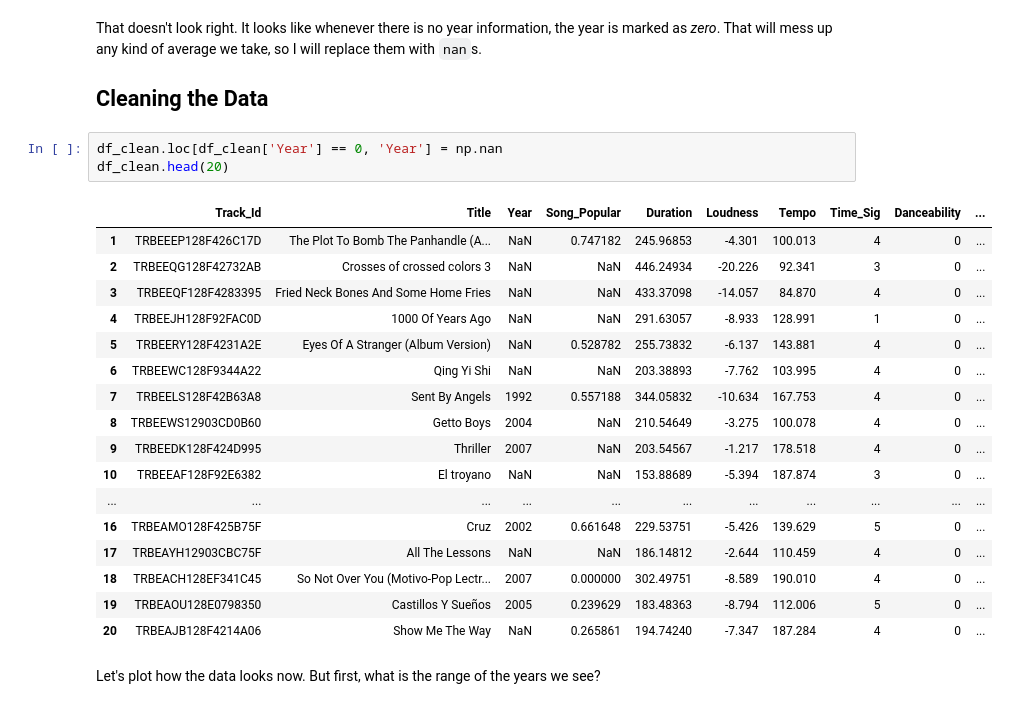
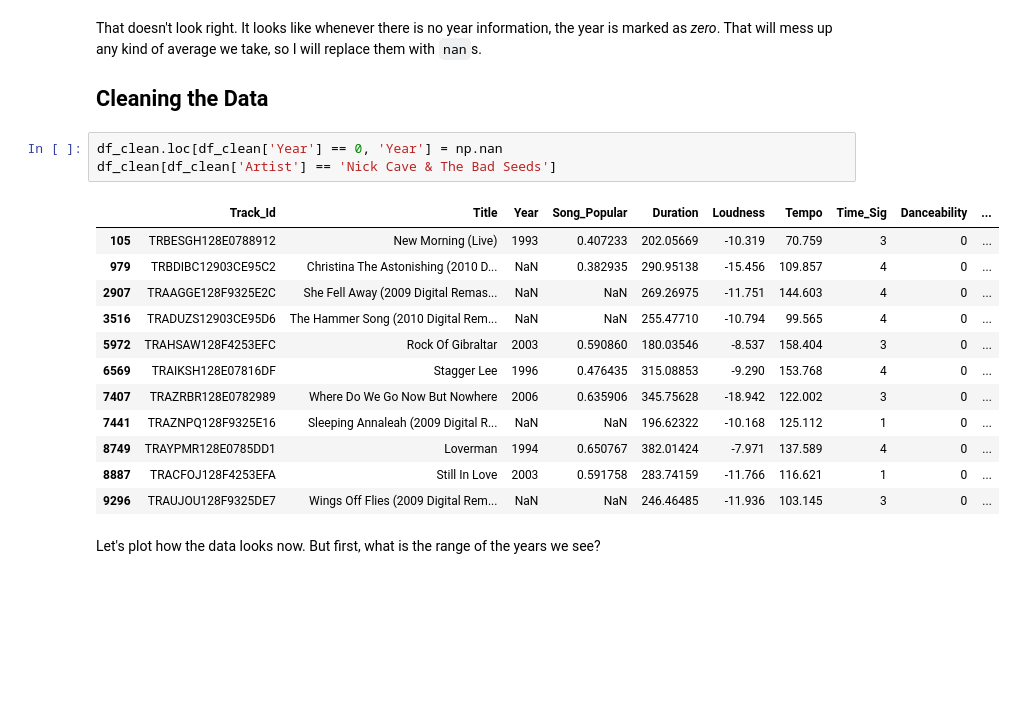
Before and after one commit to sallyi/ga_assignments, a Jupyter notebook: Project1.ipynb, the cells around one changed output. Cells and saved outputs as stored; diff of their text form; blank space fills up the shorter version.

```diff
--- a/Project1.ipynb
+++ b/Project1.ipynb
@@ -198,25 +215,20 @@ That doesn't look right. It looks like whenever there is no year information, th
 ## Cleaning the Data
 # %%
 df_clean.loc[df_clean['Year'] == 0, 'Year'] = np.nan
-df_clean.head(20)
+df_clean[df_clean['Artist'] == 'Nick Cave & The Bad Seeds']
 # %% [output]
 |  | Track_Id | Title | Year | Song_Popular | Duration | Loudness | Tempo | Time_Sig | Danceability | ... |
-| 1 | TRBEEEP128F426C17D | The Plot To Bomb The Panhandle (A... | NaN | 0.747182 | 245.96853 | -4.301 | 100.013 | 4 | 0 | ... |
-| 2 | TRBEEQG128F42732AB | Crosses of crossed colors 3 | NaN | NaN | 446.24934 | -20.226 | 92.341 | 3 | 0 | ... |
-| 3 | TRBEEQF128F4283395 | Fried Neck Bones And Some Home Fries | NaN | NaN | 433.37098 | -14.057 | 84.870 | 4 | 0 | ... |
-| 4 | TRBEEJH128F92FAC0D | 1000 Of Years Ago | NaN | NaN | 291.63057 | -8.933 | 128.991 | 1 | 0 | ... |
-| 5 | TRBEERY128F4231A2E | Eyes Of A Stranger (Album Version) | NaN | 0.528782 | 255.73832 | -6.137 | 143.881 | 4 | 0 | ... |
-| 6 | TRBEEWC128F9344A22 | Qing Yi Shi | NaN | NaN | 203.38893 | -7.762 | 103.995 | 4 | 0 | ... |
-| 7 | TRBEELS128F42B63A8 | Sent By Angels | 1992 | 0.557188 | 344.05832 | -10.634 | 167.753 | 4 | 0 | ... |
-| 8 | TRBEEWS12903CD0B60 | Getto Boys | 2004 | NaN | 210.54649 | -3.275 | 100.078 | 4 | 0 | ... |
-| 9 | TRBEEDK128F424D995 | Thriller | 2007 | NaN | 203.54567 | -1.217 | 178.518 | 4 | 0 | ... |
-| 10 | TRBEEAF128F92E6382 | El troyano | NaN | NaN | 153.88689 | -5.394 | 187.874 | 3 | 0 | ... |
-| ... | ... | ... | ... | ... | ... | ... | ... | ... | ... | ... |
-| 16 | TRBEAMO128F425B75F | Cruz | 2002 | 0.661648 | 229.53751 | -5.426 | 139.629 | 5 | 0 | ... |
-| 17 | TRBEAYH12903CBC75F | All The Lessons | NaN | NaN | 186.14812 | -2.644 | 110.459 | 4 | 0 | ... |
-| 18 | TRBEACH128EF341C45 | So Not Over You (Motivo-Pop Lectr... | 2007 | 0.000000 | 302.49751 | -8.589 | 190.010 | 4 | 0 | ... |
-| 19 | TRBEAOU128E0798350 | Castillos Y Sueños | 2005 | 0.239629 | 183.48363 | -8.794 | 112.006 | 5 | 0 | ... |
-| 20 | TRBEAJB128F4214A06 | Show Me The Way | NaN | 0.265861 | 194.74240 | -7.347 | 187.284 | 4 | 0 | ... |
+| 105 | TRBESGH128E0788912 | New Morning (Live) | 1993 | 0.407233 | 202.05669 | -10.319 | 70.759 | 3 | 0 | ... |
+| 979 | TRBDIBC12903CE95C2 | Christina The Astonishing (2010 D... | NaN | 0.382935 | 290.95138 | -15.456 | 109.857 | 4 | 0 | ... |
+| 2907 | TRAAGGE128F9325E2C | She Fell Away (2009 Digital Remas... | NaN | NaN | 269.26975 | -11.751 | 144.603 | 4 | 0 | ... |
+| 3516 | TRADUZS12903CE95D6 | The Hammer Song (2010 Digital Rem... | NaN | NaN | 255.47710 | -10.794 | 99.565 | 4 | 0 | ... |
+| 5972 | TRAHSAW128F4253EFC | Rock Of Gibraltar | 2003 | 0.590860 | 180.03546 | -8.537 | 158.404 | 3 | 0 | ... |
+| 6569 | TRAIKSH128E07816DF | Stagger Lee | 1996 | 0.476435 | 315.08853 | -9.290 | 153.768 | 4 | 0 | ... |
+| 7407 | TRAZRBR128E0782989 | Where Do We Go Now But Nowhere | 2006 | 0.635906 | 345.75628 | -18.942 | 122.002 | 3 | 0 | ... |
+| 7441 | TRAZNPQ128F9325E16 | Sleeping Annaleah (2009 Digital R... | NaN | NaN | 196.62322 | -10.168 | 125.112 | 1 | 0 | ... |
+| 8749 | TRAYPMR128E0785DD1 | Loverman | 1994 | 0.650767 | 382.01424 | -7.971 | 137.589 | 4 | 0 | ... |
+| 8887 | TRACFOJ128F4253EFA | Still In Love | 2003 | 0.591758 | 283.74159 | -11.766 | 116.621 | 1 | 0 | ... |
+| 9296 | TRAUJOU128F9325DE7 | Wings Off Flies (2009 Digital Rem... | NaN | NaN | 246.46485 | -11.936 | 103.145 | 3 | 0 | ... |
 # %% [markdown]
 Let's plot how the data looks now. But first, what is the range of the years we see?
 # %%
```
Also changed, not shown: parts of 54 cells of this notebook.
